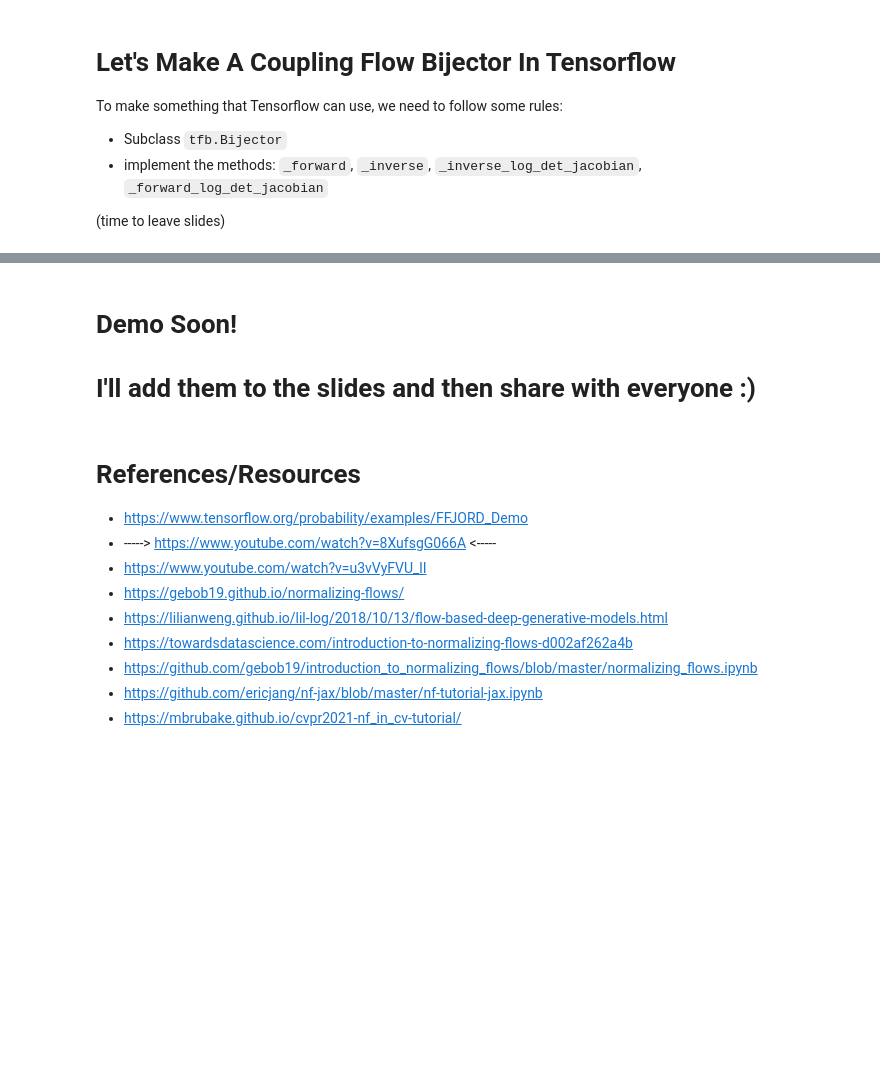
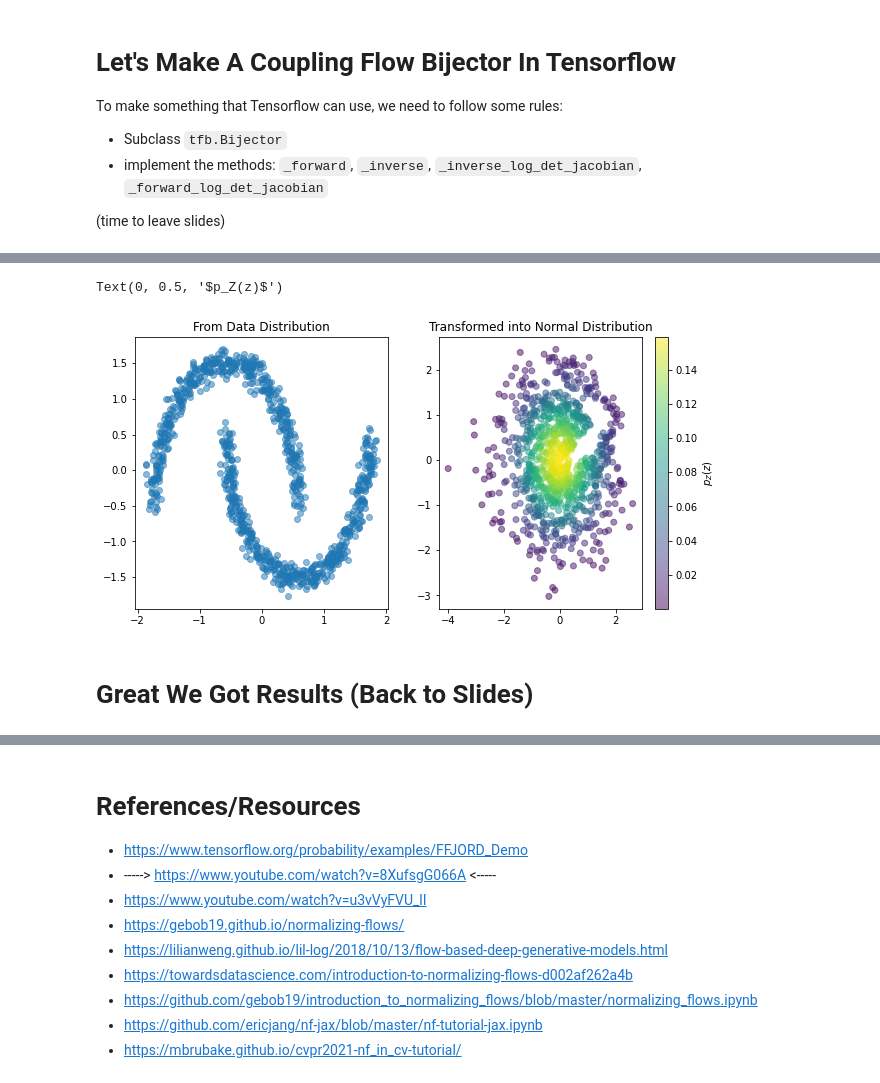
Before and after one commit to ryanhausen/normalizing_flows_example, a Jupyter notebook: NormalingFlows.ipynb, the cells around one changed output, grey strips where cells are left out. Drawn from its saved outputs; the diff is of its cells as text; code cells hidden in the pictures; blank space fills up the shorter version.

Commit message:
working demo

```diff
--- a/NormalingFlows.ipynb
+++ b/NormalingFlows.ipynb
@@ -446,3 +432,18 @@ Figure Credit: [Marcus Brubaker](https://mbrubake.github.io/cvpr2021-nf_in_cv-tu
+# %%
+f, axes = plt.subplots(figsize=(10, 5), ncols=2)
+axes[0].scatter(train[:, 0], train[:, 1], marker="o", alpha=0.5)
+axes[0].set_title("From Data Distribution")
+fit = normalizing_flow.inverse(train)
+c = Z.prob(fit)
+a = axes[1].scatter(fit[:, 0], fit[:, 1], c=c, marker="o", alpha=0.5)
+axes[1].set_title("Transformed into Normal Distribution")
+cbar = plt.colorbar(a, ax=axes[1])
+cbar.ax.set_ylabel("$p_Z(z)$")
+# %% [output]
+Text(0, 0.5, '$p_Z(z)$')
+[figure, added]
+# %% [markdown]
+# Great We Got Results (Back to Slides)
 # %% [markdown]
 # Cool Things Done With Normalizing Flows
 
@@ -454,9 +455,6 @@ Figure Credit: [Ullrich Köthe](https://mbrubake.github.io/cvpr2021-nf_in_cv-tut
 
 
 <video controls src="https://cdn.openai.com/research-covers/glow/videos/prafulla_people_loop.mp4" />
-# %% [markdown]
-# Demo Soon!
-# I'll add them to the slides and then share with everyone :)
 # %% [markdown]
 # References/Resources
 
```
Also changed, not shown: parts of 24 cells of this notebook.
